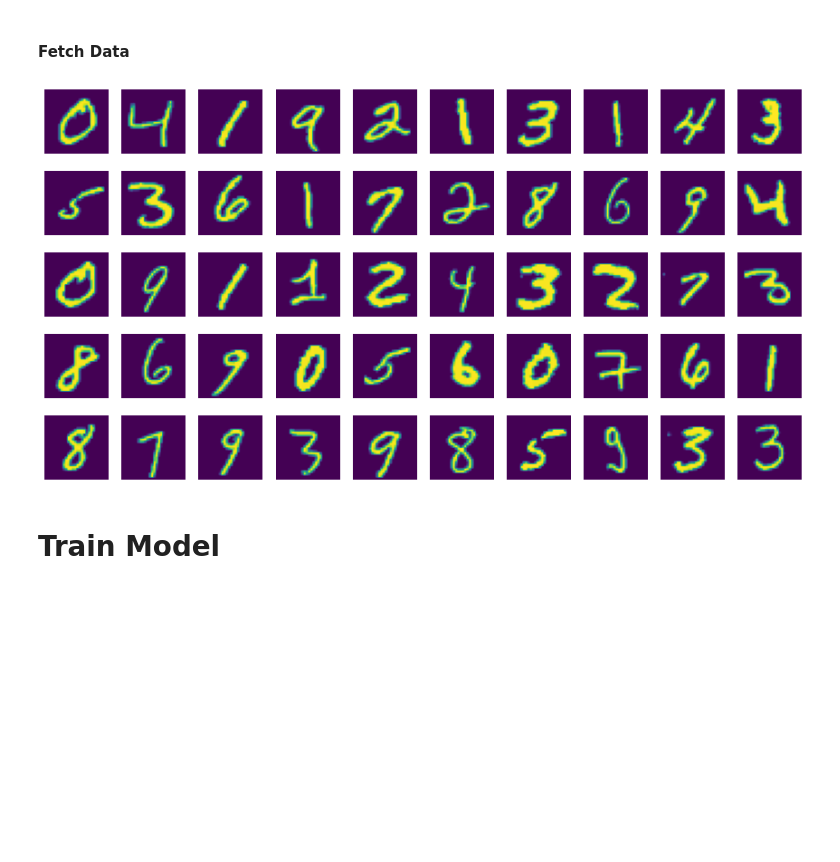
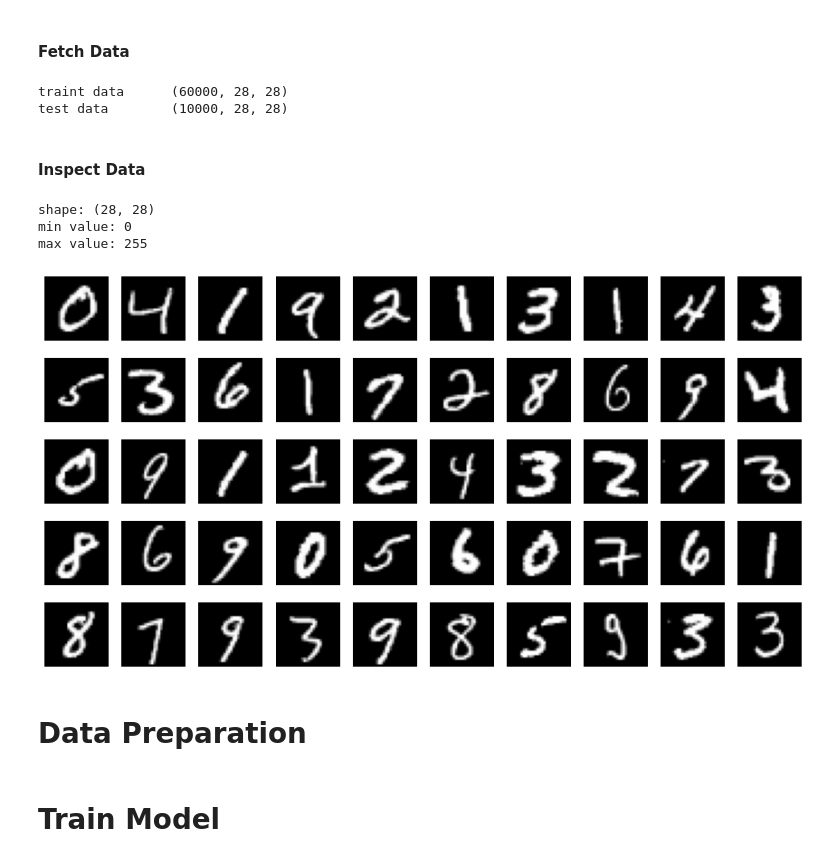
Before and after one commit to Hench89/DataScienceBootcamp, a Jupyter notebook: NN - MNIST/MNIST.ipynb, the cells around one changed output. Drawn from its saved outputs; the diff is of its cells as text; code cells hidden in the pictures; blank space fills up the shorter version.

```diff
--- a/NN - MNIST/MNIST.ipynb
+++ b/NN - MNIST/MNIST.ipynb
@@ -12,15 +14,36 @@ import matplotlib.pyplot as plt
 mnist = tf.keras.datasets.mnist
 (x_train, y_train), (x_test, y_test) = mnist.load_data()
+# %%
+# check rawdata
+print('traint data\t', x_train.shape)
+print('test data\t', x_test.shape)
+# %% [output]
+traint data      (60000, 28, 28)
+test data        (10000, 28, 28)
+# %% [markdown]
+#### Inspect Data
+# %%
+# check one sample sample
+s = x_train[0]
+print('shape:',s.shape)
+print('min value:',np.min(s))
+print('max value:',np.max(s))
+# %% [output]
+shape: (28, 28)
+min value: 0
+max value: 255
 # %%
-# print some samples
+# print some samples for inspection
 fig=plt.figure(figsize=(15, 8))
 columns = 10
 rows = 5
 for i in range(1, columns*rows +1):
     img = x_train[i]
     fig.add_subplot(rows, columns, i)
     plt.axis('off')
-    plt.imshow(img)
+    plt.imshow(img, cmap='gray')
 plt.show()
 # %% [output]
-[figure, old version]
+[figure, new version]
+# %% [markdown]
+# Data Preparation
```
Also changed, not shown: parts of 16 cells of this notebook.
